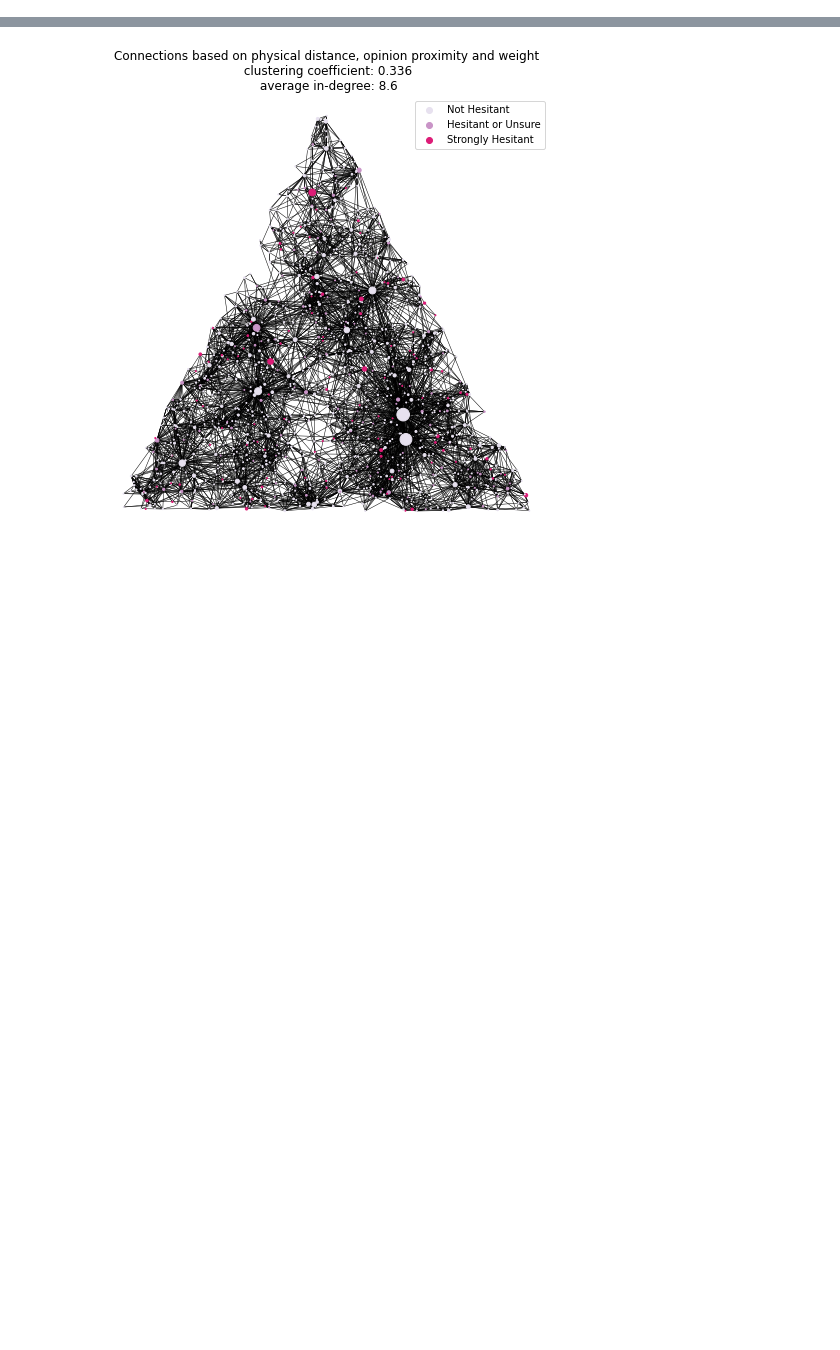
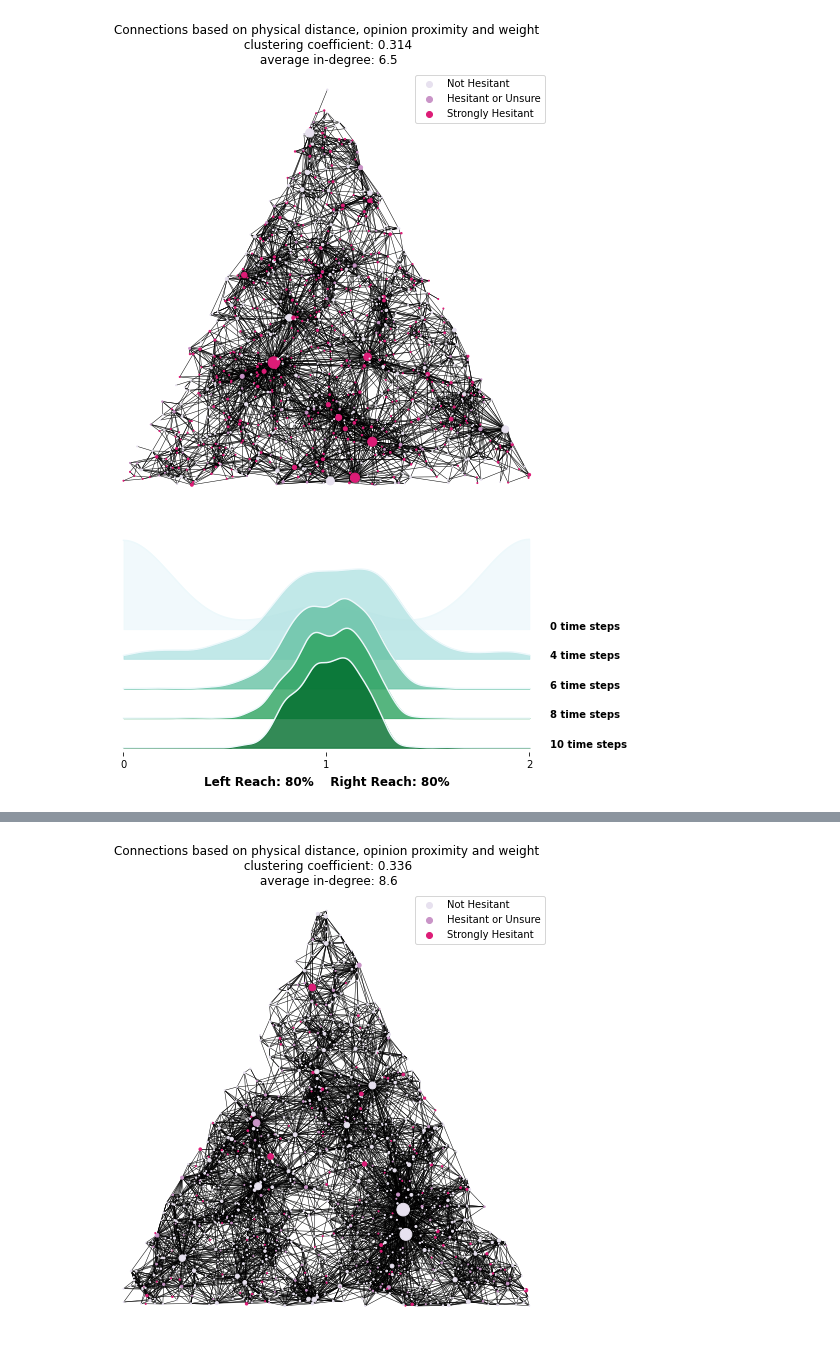
Before and after one commit to MicahRP/ODyN, a Jupyter notebook: notebooks/parameter_space_exploration.ipynb, the cells around one changed output, grey strips where cells are left out. Cells and saved outputs as stored; diff of their text form; code cells hidden in the pictures; blank space fills up the shorter version.

```diff
--- a/notebooks/parameter_space_exploration.ipynb
+++ b/notebooks/parameter_space_exploration.ipynb
@@ -12,14 +12,17 @@ import geopandas as gpd
 from shapely.geometry import Point, Polygon, MultiPolygon, shape
 from pyproj import Proj
 # %%
-model = odyn.OpinionNetworkModel(probabilities = [.45,.1,.45])
+model = odyn.OpinionNetworkModel(probabilities = [.45,.1,.45], track_network_stats = True)
 model.populate_model(num_agents = 1000, show_plot = True)
 sim = odyn.NetworkSimulation()
 sim.run_simulation(model = model,
            store_results = True
           )
 sim.plot_simulation_results()
-plt.savefig('sim_results.png')
+plt.savefig('sim_results_mid.png')
+# %% [output]
+[figure, added]
+[figure, added]
 # %%
 odyn.plot_mean_beliefs(sim.results)
 plt.savefig('sim_mean_val.png')
```
Also changed, not shown: parts of 1 cell of this notebook, 2 other files.
